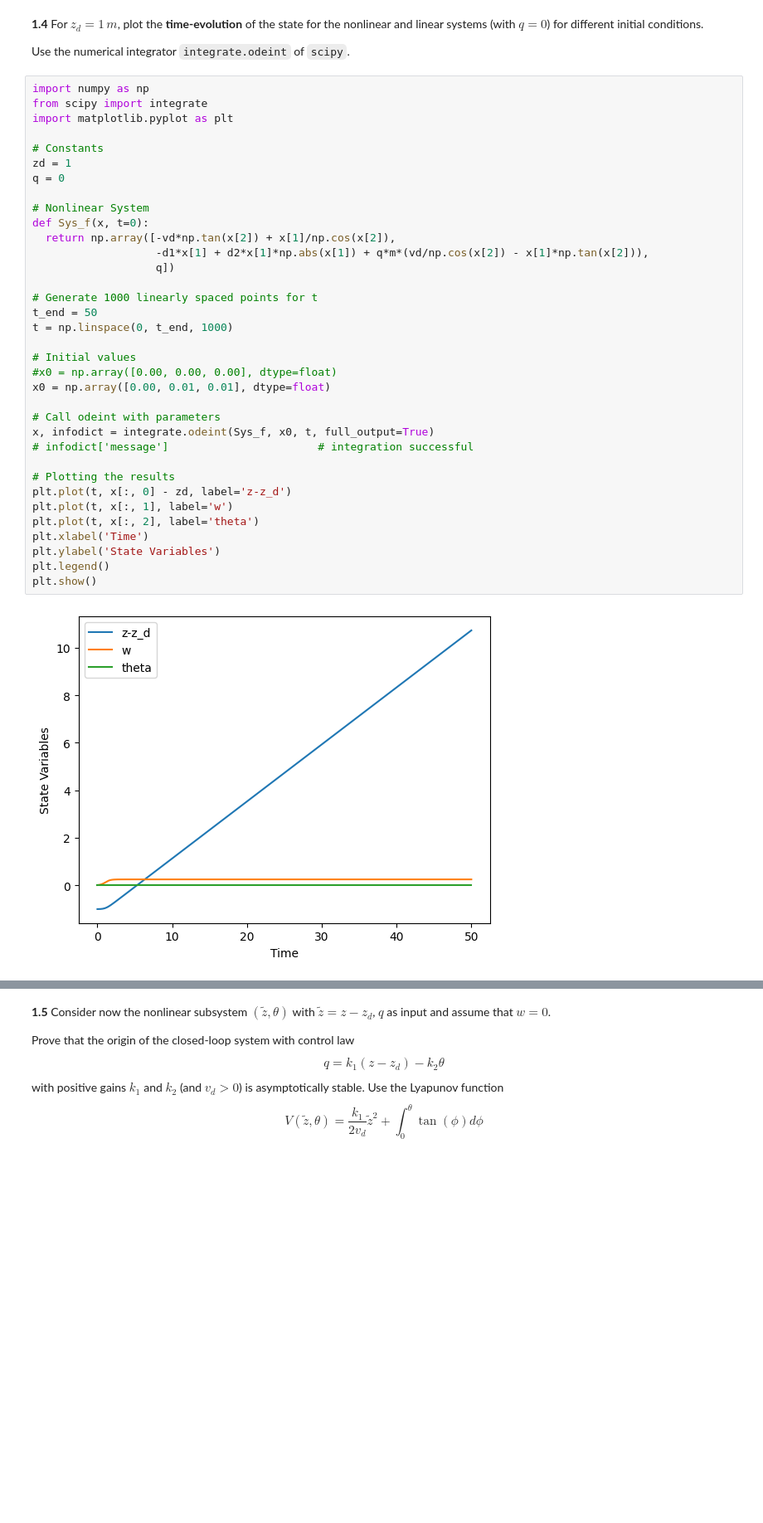
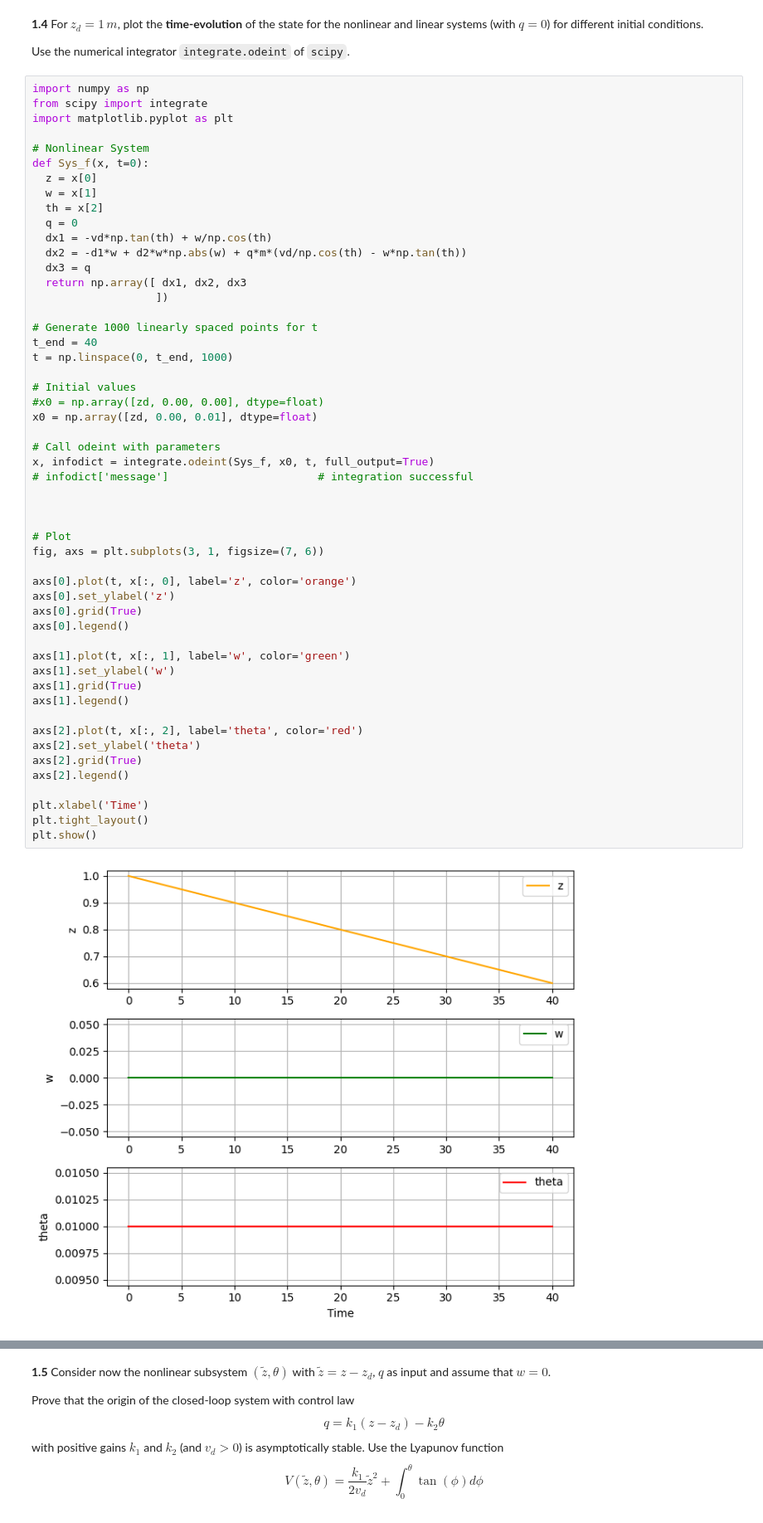
Before and after one commit to brumocas/CO_Projects, a Jupyter notebook: proj1/CO_project1.ipynb, the cells around one changed output, grey strips where cells are left out. Shown at 83% size. Saved outputs shown, nothing was run; the diff lists cells and outputs as text; blank space fills up the shorter version.

```diff
--- a/proj1/CO_project1.ipynb
+++ b/proj1/CO_project1.ipynb
@@ -239,40 +244,57 @@ Use the numerical integrator `integrate.odeint` of `scipy`.
 # %%
 import numpy as np
 from scipy import integrate
 import matplotlib.pyplot as plt
 
-# Constants
-zd = 1
-q = 0
-
 # Nonlinear System
 def Sys_f(x, t=0):
-  return np.array([-vd*np.tan(x[2]) + x[1]/np.cos(x[2]),
-                   -d1*x[1] + d2*x[1]*np.abs(x[1]) + q*m*(vd/np.cos(x[2]) - x[1]*np.tan(x[2])),
-                   q])
+  z = x[0]
+  w = x[1]
+  th = x[2]
+  q = 0
+  dx1 = -vd*np.tan(th) + w/np.cos(th)
+  dx2 = -d1*w + d2*w*np.abs(w) + q*m*(vd/np.cos(th) - w*np.tan(th))
+  dx3 = q
+  return np.array([ dx1, dx2, dx3
+                   ])
 
 # Generate 1000 linearly spaced points for t
-t_end = 50
+t_end = 40
 t = np.linspace(0, t_end, 1000)
 
 # Initial values
-#x0 = np.array([0.00, 0.00, 0.00], dtype=float)
-x0 = np.array([0.00, 0.01, 0.01], dtype=float)
+#x0 = np.array([zd, 0.00, 0.00], dtype=float)
+x0 = np.array([zd, 0.00, 0.01], dtype=float)
 
 # Call odeint with parameters
 x, infodict = integrate.odeint(Sys_f, x0, t, full_output=True)
 # infodict['message']                       # integration successful
 
-# Plotting the results
-plt.plot(t, x[:, 0] - zd, label='z-z_d')
-plt.plot(t, x[:, 1], label='w')
-plt.plot(t, x[:, 2], label='theta')
+
+
+# Plot
+fig, axs = plt.subplots(3, 1, figsize=(7, 6))
+
+axs[0].plot(t, x[:, 0], label='z', color='orange')
+axs[0].set_ylabel('z')
+axs[0].grid(True)
+axs[0].legend()
+
+axs[1].plot(t, x[:, 1], label='w', color='green')
+axs[1].set_ylabel('w')
+axs[1].grid(True)
+axs[1].legend()
+
+axs[2].plot(t, x[:, 2], label='theta', color='red')
+axs[2].set_ylabel('theta')
+axs[2].grid(True)
+axs[2].legend()
+
 plt.xlabel('Time')
-plt.ylabel('State Variables')
-plt.legend()
+plt.tight_layout()
 plt.show()
 # %% [output]
-[figure, old version]
+[figure, new version]
 # %%
 import numpy as np
 from scipy import integrate
```
Also changed, not shown: parts of 6 cells of this notebook.
